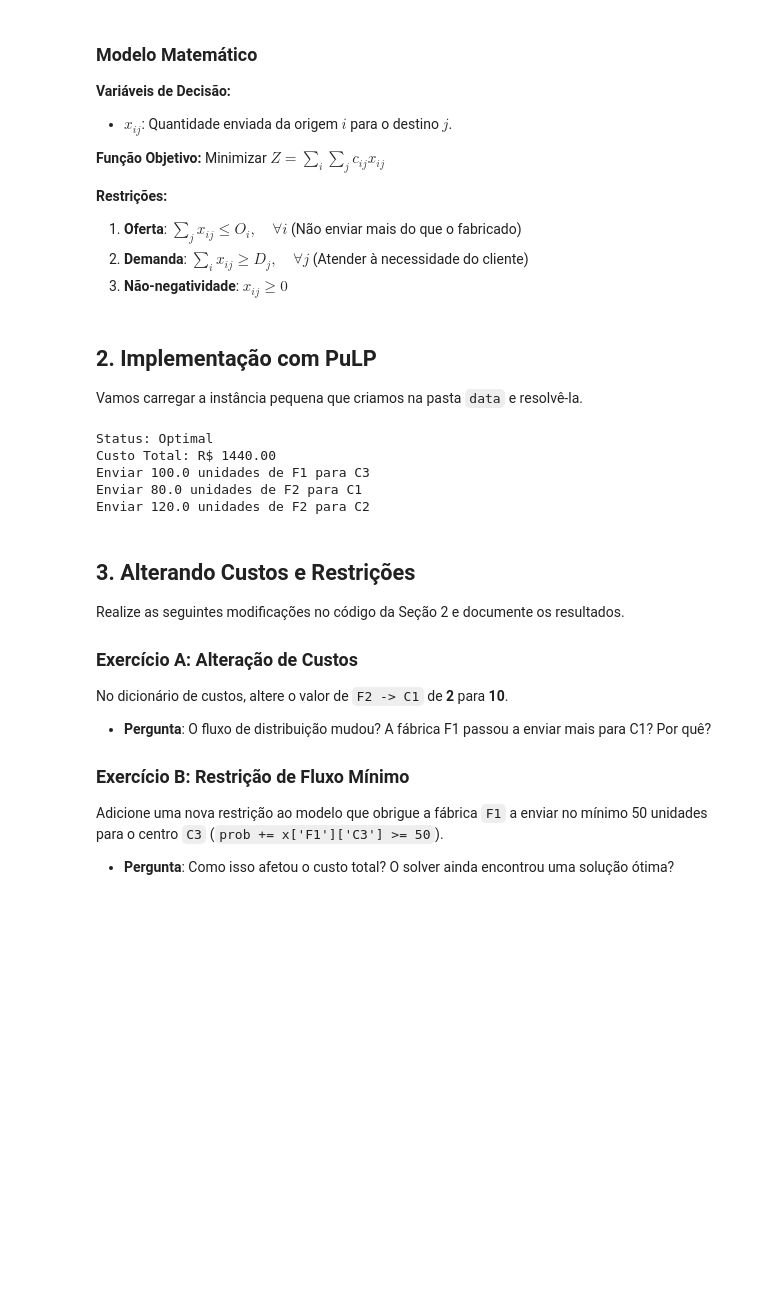
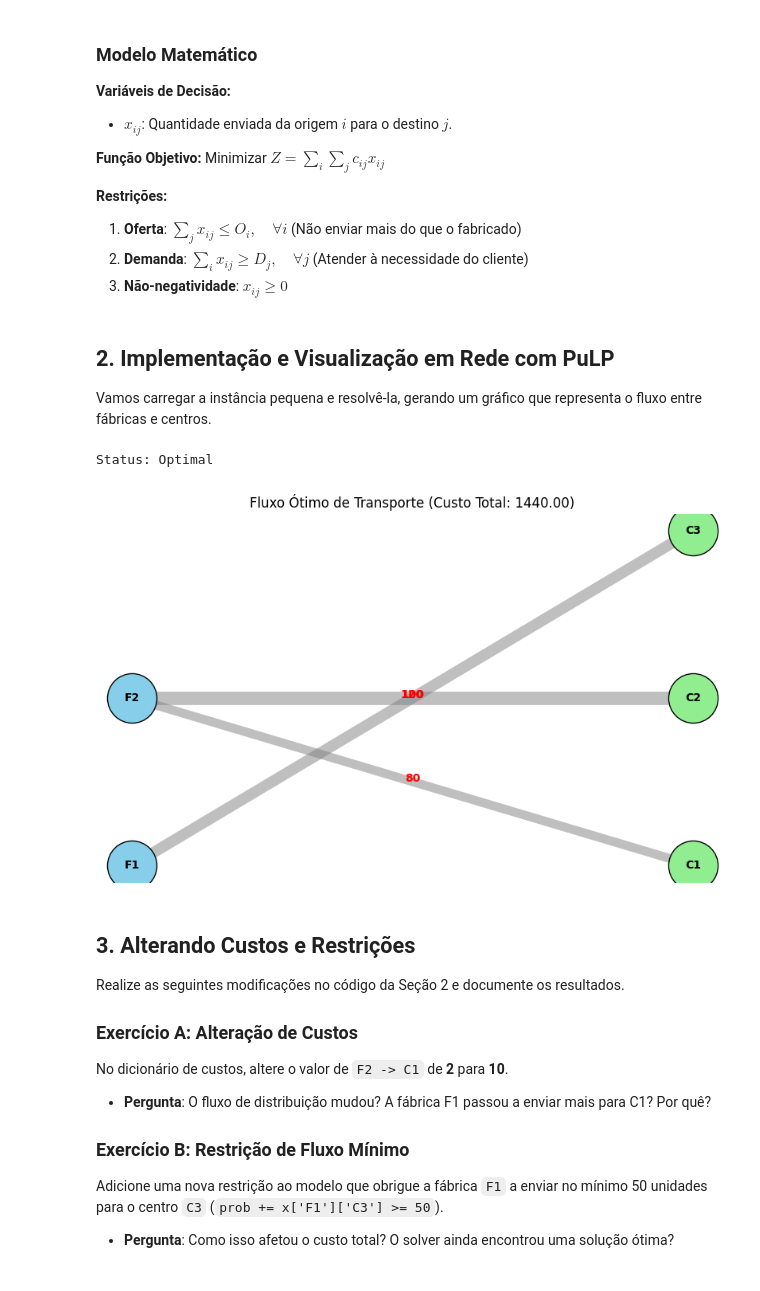
Before and after one commit to glaubosclimaco/onboardingOTM, a Jupyter notebook: modulo_01/aula_03_transporte_redes.ipynb, the cells around one changed output. Saved outputs shown, nothing was run; the diff lists cells and outputs as text; code cells hidden in the pictures; blank space fills up the shorter version.

Commit message:
feat: add optimal status output and visualization to TSP and network transport notebooks

```diff
--- a/modulo_01/aula_03_transporte_redes.ipynb
+++ b/modulo_01/aula_03_transporte_redes.ipynb
@@ -26,19 +26,19 @@ Minimizar $Z = \sum_{i} \sum_{j} c_{ij} x_{ij}$
 2. **Demanda**: $\sum_{i} x_{ij} \geq D_j, \quad \forall j$ (Atender à necessidade do cliente)
 3. **Não-negatividade**: $x_{ij} \geq 0$
 # %% [markdown]
-## 2. Implementação com PuLP
+## 2. Implementação e Visualização em Rede com PuLP
 
-Vamos carregar a instância pequena que criamos na pasta `data` e resolvê-la.
+Vamos carregar a instância pequena e resolvê-la, gerando um gráfico que representa o fluxo entre fábricas e centros.
 # %%
 import pulp
 import json
+import matplotlib.pyplot as plt
 
 # Carregar dados
 try:
     with open('data/transporte.json', 'r') as f:
         data = json.load(f)['pequeno']
 except FileNotFoundError:
-    # Fallback caso o arquivo não exista localmente no ambiente de execução do aluno
     data = {
         "fabricas": ["F1", "F2"],
         "centros": ["C1", "C2", "C3"],
@@ -48,46 +48,66 @@ except FileNotFoundError:
             "F1": {"C1": 4, "C2": 6, "C3": 8},
             "F2": {"C1": 2, "C2": 4, "C3": 9}
         }
     }
 
 fabricas = data['fabricas']
 centros = data['centros']
 oferta = data['oferta']
 demanda = data['demanda']
 custos = data['custos']
 
 # Criar o problema
 prob = pulp.LpProblem("Problema_Transporte", pulp.LpMinimize)
 
 # Variáveis
 x = pulp.LpVariable.dicts("envio", (fabricas, centros), lowBound=0, cat='Continuous')
 
 # Função Objetivo
 prob += pulp.lpSum(custos[i][j] * x[i][j] for i in fabricas for j in centros)
 
-# Restrições de Oferta
+# Restrições
 for i in fabricas:
     prob += pulp.lpSum(x[i][j] for j in centros) <= oferta[i]
-
-# Restrições de Demanda
 for j in centros:
     prob += pulp.lpSum(x[i][j] for i in fabricas) >= demanda[j]
 
 # Resolver
 prob.solve(pulp.PULP_CBC_CMD(msg=0))
+
+# FUNÇÃO PARA VISUALIZAÇÃO
+def visualizar_transporte(fabricas, centros, x_vars):
+    plt.figure(figsize=(10, 6))
+    pos_f = {f: (-1, i) for i, f in enumerate(fabricas)}
+    pos_c = {c: (1, i) for i, c in enumerate(centros)}
+
+    # Nós
+    for f, (px, py) in pos_f.items():
+        plt.scatter(px, py, s=2000, c='skyblue', edgecolors='black', zorder=3)
+        plt.text(px, py, f, ha='center', va='center', fontweight='bold')
+    for c, (px, py) in pos_c.items():
+        plt.scatter(px, py, s=2000, c='lightgreen', edgecolors='black', zorder=3)
+        plt.text(px, py, c, ha='center', va='center', fontweight='bold')
+
+    # Arestas (Fluxos)
+    for f in fabricas:
+        for c in centros:
+            val = pulp.value(x_vars[f][c])
+            if val > 0:
+                plt.plot([pos_f[f][0], pos_c[c][0]], [pos_f[f][1], pos_c[c][1]],
+                         color='gray', lw=val/10, alpha=0.5, zorder=1)
+                mid_x = (pos_f[f][0] + pos_c[c][0]) / 2
+                mid_y = (pos_f[f][1] + pos_c[c][1]) / 2
+                plt.text(mid_x, mid_y, str(int(val)), color='red', fontweight='bold', ha='center')
+
+    plt.title(f"Fluxo Ótimo de Transporte (Custo Total: {pulp.value(prob.objective):.2f})")
+    plt.axis('off')
+    plt.show()
+
 print(f"Status: {pulp.LpStatus[prob.status]}")
-print(f"Custo Total: R$ {pulp.value(prob.objective):.2f}")
-
-for i in fabricas:
-    for j in centros:
-        if pulp.value(x[i][j]) > 0:
-            print(f"Enviar {pulp.value(x[i][j])} unidades de {i} para {j}")
+visualizar_transporte(fabricas, centros, x)
 # %% [output]
 Status: Optimal
-Custo Total: R$ 1440.00
-Enviar 100.0 unidades de F1 para C3
-Enviar 80.0 unidades de F2 para C1
-Enviar 120.0 unidades de F2 para C2
+[figure, added]
 # %% [markdown]
 ## 3. Alterando Custos e Restrições
 
```
Also changed, not shown: 1 other file.
